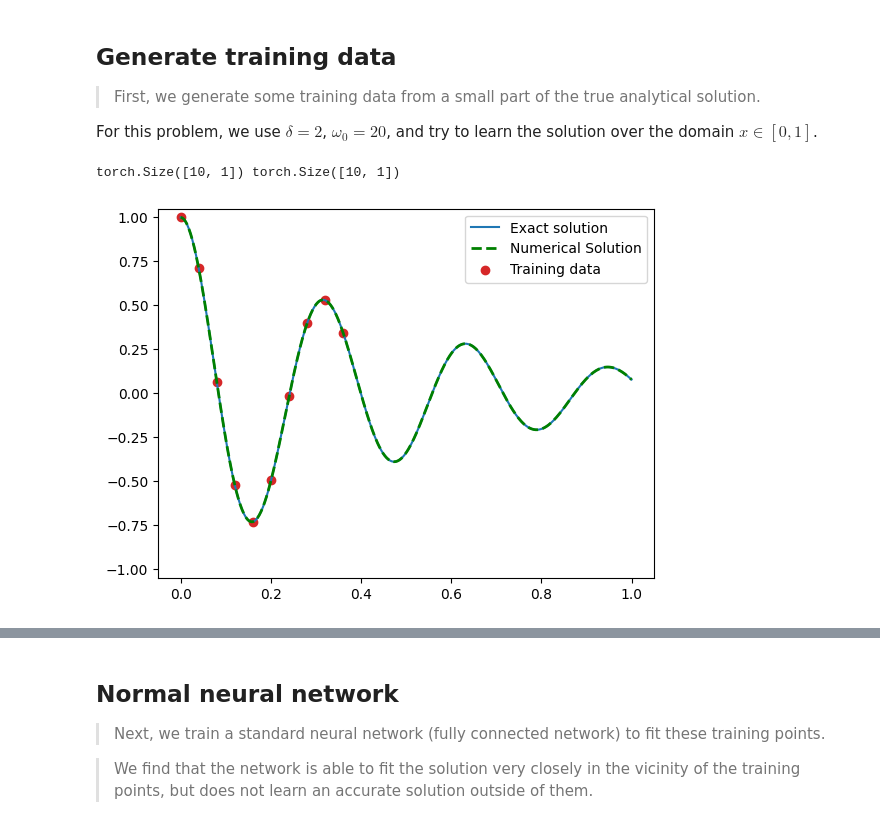
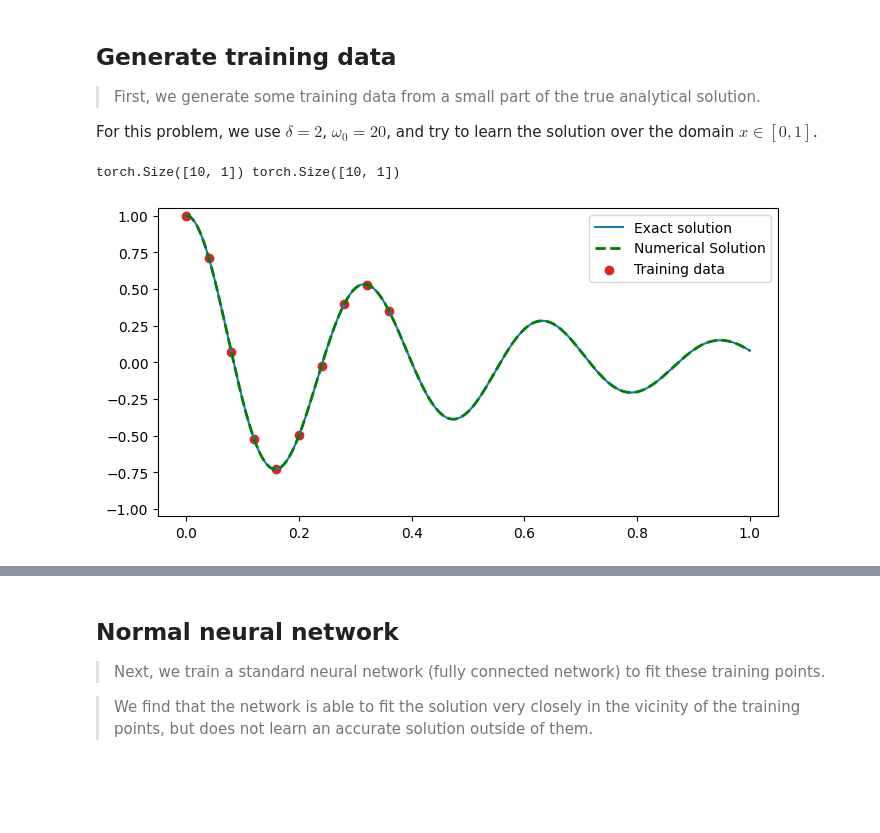
Before and after one commit to Mehdi-Haned/PINNs-Spring2025, a Jupyter notebook: PINN_Experiment.ipynb, the cells around one changed output, grey strips where cells are left out. Saved outputs shown, nothing was run; the diff lists cells and outputs as text; code cells hidden in the pictures; blank space fills up the shorter version.

```diff
--- a/PINN_Experiment.ipynb
+++ b/PINN_Experiment.ipynb
@@ -63,7 +63,7 @@ d, w0 = 2, 20
 X0 = [1, 0]
 
 # time domain
-t = torch.linspace(0, 1, 500).view(-1,1)
+t = torch.linspace(0, 1, 5000).view(-1,1)
 
 # Exact Solution
 def oscillator(d, w0, t):
@@ -71,34 +71,34 @@ def oscillator(d, w0, t):
     assert d < w0
     w   = np.sqrt(w0**2 - d**2)
     phi = np.arctan(-d/w)
     x   = torch.exp(-d * t) * 1/(np.cos(phi)) * torch.cos(phi + w*t)
     return x
 
 x_exact = oscillator(d, w0, t).view(-1,1)
 
 # Numerical Solution
 def ODE(X, t):
     dXdt = [X[1], -2*d*X[1]-w0**2*X[0]]
     return dXdt
 
 solution = odeint(ODE, X0, t.numpy().flatten())
 x        = torch.from_numpy(solution[:,0]).view(-1,1)
 
 solution.dtype = np.double
 
 # Pick a few points from the left hand side to be training data
-t_data = t[0:200:20]
-x_data = x[0:200:20]
+t_data = t[0:2000:200]
+x_data = x[0:2000:200]
 print(t_data.shape, x_data.shape)
 
-plt.figure()
+plt.figure(figsize=(8,4))
 
 plt.plot(t, x_exact, label="Exact solution")
 plt.plot(t, solution[:,0], label="Numerical Solution", color='g', lw=2, alpha=1, linestyle='--')
 plt.scatter(t_data, x_data, color="tab:red", label="Training data")
 plt.ylim(-1.05, 1.05)
 plt.legend()
 plt.show()
 # %% [output]
 torch.Size([10, 1]) torch.Size([10, 1])
-[figure, old version]
+[figure, new version]
```
Also changed, not shown: parts of 3 cells of this notebook, 3 other files.
